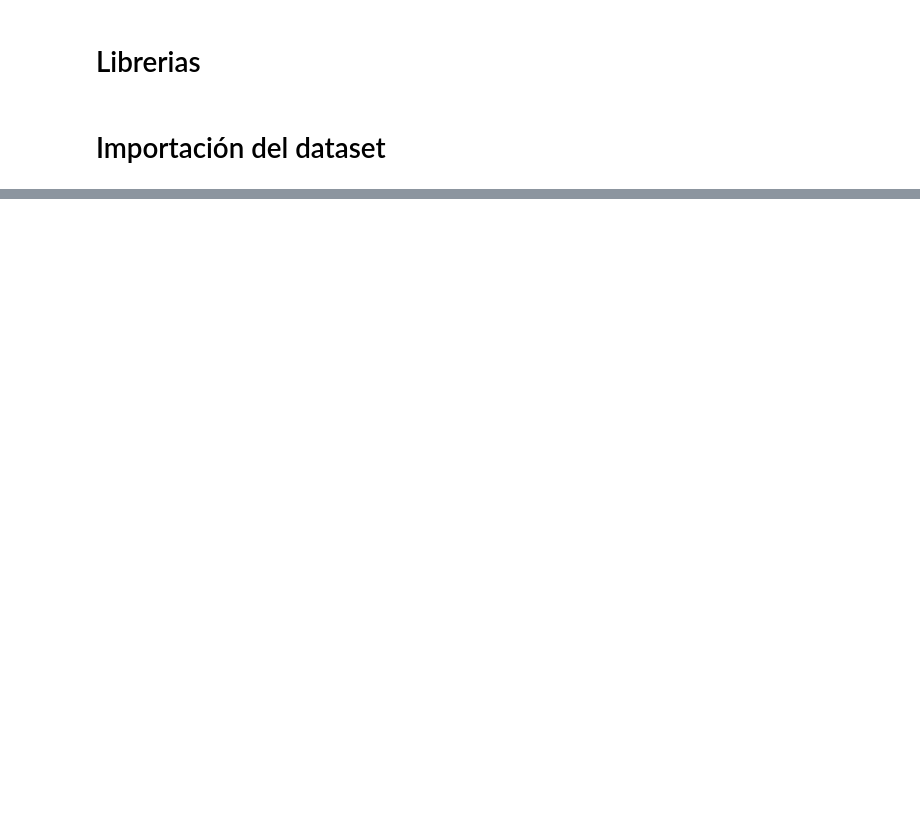
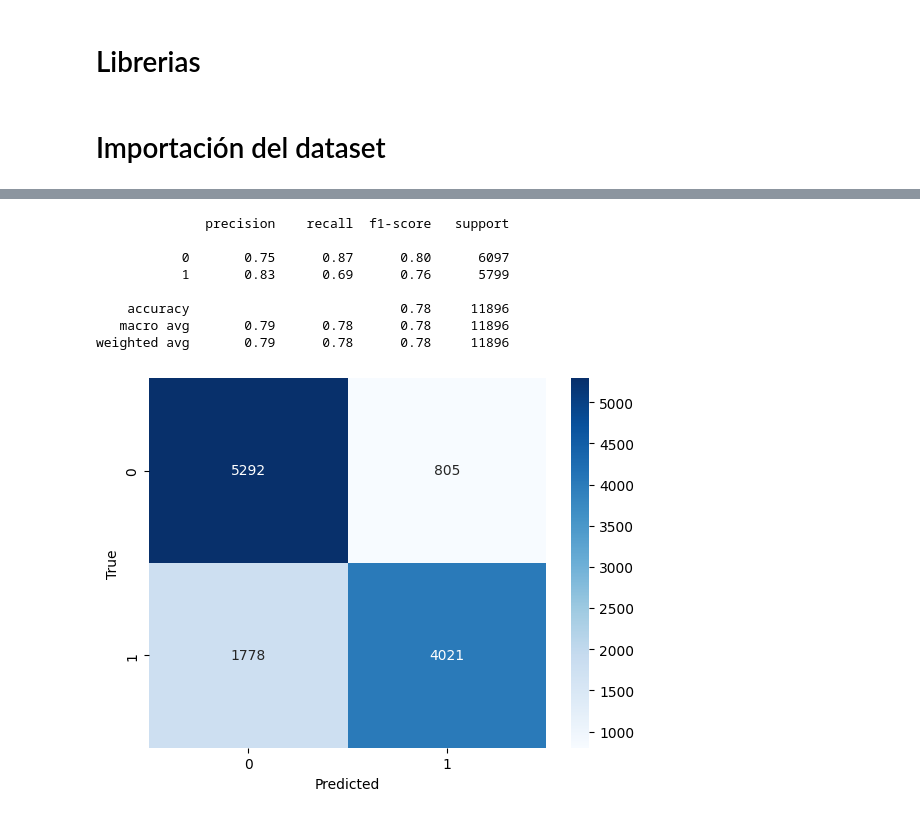
Before and after one commit to FrancoSecchi/7506R-1C2023-GRUPO02, a Jupyter notebook: checkpoint-3/7506R_TP1_GRUPO02_CHP3_ENTREGA.ipynb, the cells around one changed output, grey strips where cells are left out. Cells and saved outputs as stored; diff of their text form; code cells hidden in the pictures; blank space fills up the shorter version.

```diff
--- a/checkpoint-3/7506R_TP1_GRUPO02_CHP3_ENTREGA.ipynb
+++ b/checkpoint-3/7506R_TP1_GRUPO02_CHP3_ENTREGA.ipynb
@@ -44,0 +282,34 @@ df_test = pd.read_csv(url_test)
+# %%
+def metricas(y_pred,y_test):
+
+  print(classification_report(y_test,y_pred))
+
+  cm = confusion_matrix(y_test,y_pred)
+  sns.heatmap(cm, cmap='Blues',annot=True,fmt='g')
+  plt.xlabel('Predicted')
+  plt.ylabel('True')
+# %%
+#Armo una version estandarizada
+stand_scaler = preprocessing.StandardScaler()
+x_train_norm = stand_scaler.fit_transform(x_train)
+x_test_norm = stand_scaler.transform(x_test)
+# %%
+#Construyo un modelo SVM
+svm_norm= SVC()
+
+#Lo entreno con los datos escalados con normalizacion
+svm_norm.fit(x_train_norm, y_train)
+
+#Hago la prediccion y calculo las métricas
+y_pred_norm=svm_norm.predict(x_test_norm)
+metricas(y_pred_norm,y_test)
+# %% [output]
+              precision    recall  f1-score   support
+
+           0       0.75      0.87      0.80      6097
+           1       0.83      0.69      0.76      5799
+
+    accuracy                           0.78     11896
+   macro avg       0.79      0.78      0.78     11896
+weighted avg       0.79      0.78      0.78     11896
+[figure, added]
```
Also changed, not shown: parts of 71 cells of this notebook, 1 other file.
